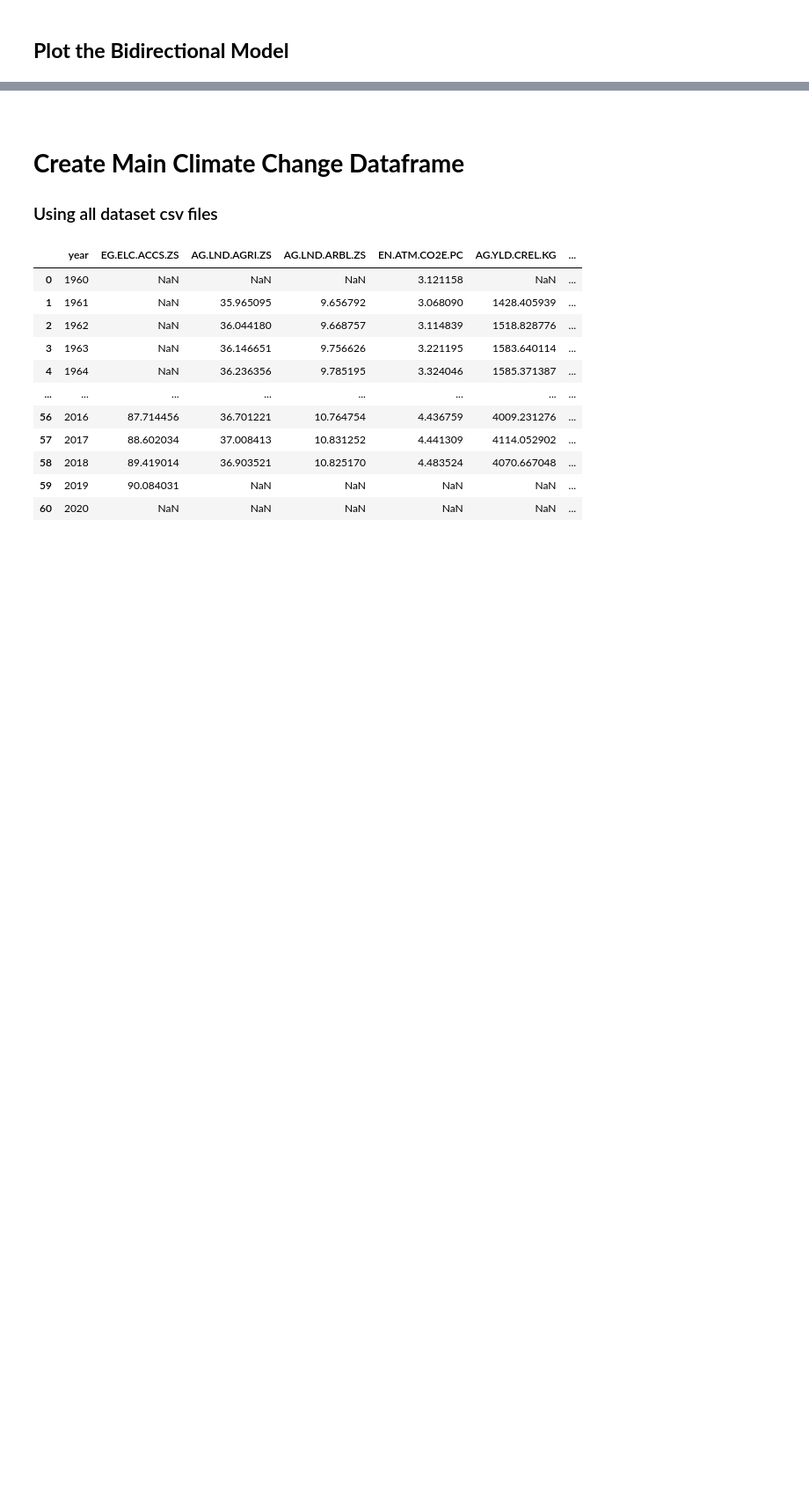
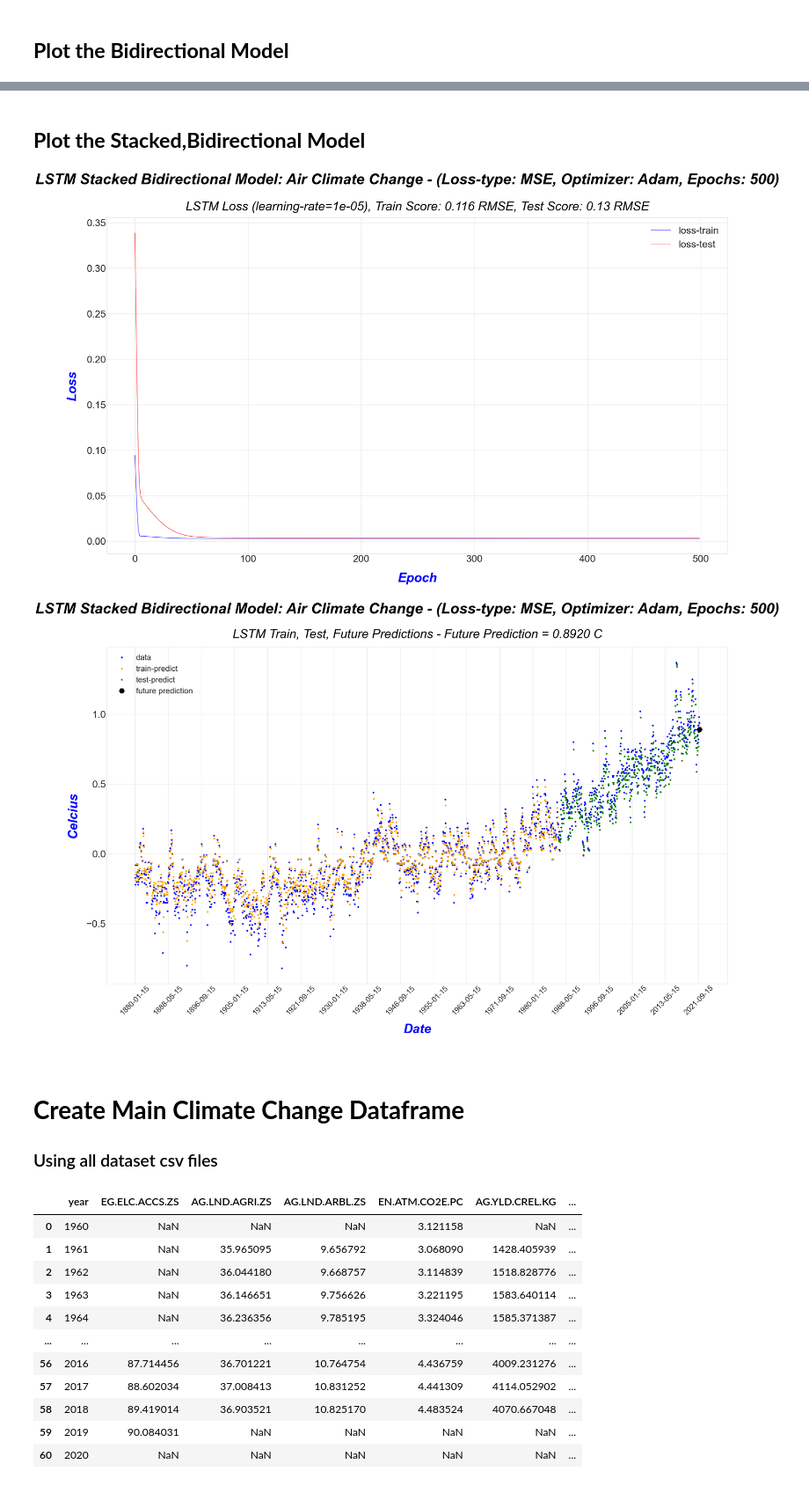
Before and after one commit to raymondj-pace/CS673-conf, a Jupyter notebook: CS673-Conf.ipynb, the cells around one changed output, grey strips where cells are left out. Shown at 88% size. Saved outputs shown, nothing was run; the diff lists cells and outputs as text; code cells hidden in the pictures; blank space fills up the shorter version.

```diff
--- a/CS673-Conf.ipynb
+++ b/CS673-Conf.ipynb
@@ -913,3 +1057,82 @@ plt.show();
+# %% [markdown]
+## **Plot the Stacked,Bidirectional Model**
+# %%
+#
+# Plot for bidirectional LSTM model
+#
+
+plt.style.use('seaborn-whitegrid')
+
+# Shift train predictions for plotting
+trainPredictPlot = np.empty_like(dataset)
+trainPredictPlot[:, :] = np.nan
+trainPredictPlot[look_back:len(trainPredict)+look_back, :] = trainPredict
+
+# Shift test predictions for plotting
+testPredictPlot = np.empty_like(dataset)
+testPredictPlot[:, :] = np.nan
+testPredictPlot[len(trainPredict)+(look_back)+1:len(dataset), :] = testPredict
+
+futurePredictPlot = np.empty_like(dataset)
+futurePredictPlot[:, :] = np.nan
+futurePredictPlot = np.append(futurePredictPlot, future_prediction)
+
+epochs = range(len(history_stacked_bidirectional_lstm.history['loss']))
+
+#
+# Plot Loss graph
+#
+fig, ax = plt.subplots(1, 1, figsize=(45, 25))
+ax.set_facecolor("white")
+
+plt.plot(epochs, history_stacked_bidirectional_lstm.history['loss'], "b", label='loss-train')
+plt.plot(epochs, history_stacked_bidirectional_lstm.history['val_loss'], "r", label='loss-test')
+
+plt.suptitle('LSTM Stacked Bidirectional Model: Air Climate Change - (Loss-type: MSE, Optimizer: Adam, Epochs: 500)', fontsize=60, weight='bold', style='italic', color='black')
+plt.title('LSTM Loss (learning-rate=' + str(lrate) + ')' + ', Train Score: %.3f RMSE' % (trainScore) + ', Test Score: %.2f RMSE' % (testScore), fontsize=50, weight='normal', style='italic', color='black', pad=30)
+ax.legend(fontsize=40)
+ax.tick_params(axis='both', labelsize=32)
+ax.set_xlabel('Epoch', fontsize=52, weight='bold', style='italic', color='blue', labelpad=35)
+ax.set_ylabel('Loss', fontsize=52, weight='bold', style='italic', color='blue', labelpad=35)
+ax.yaxis.set_tick_params(labelsize='xx-large')
+
+plt.xticks(fontsize=40)
+plt.yticks(fontsize=40)
+plt.grid(True)
+plt.savefig("./images/lstm-stacked-bidirectional-loss.png")
+plt.show();
+
+
+#
+# Time prediction plot
+#
+fig, ax = plt.subplots(1, 1, figsize=(45, 25))
+ax.set_facecolor("white")
+plt.plot(orig_x_axis, scaler.inverse_transform(dataset), 'bo', markersize=6, label="data")  # Blue
+plt.plot(orig_x_axis, trainPredictPlot, 'o', color='orange', markersize=6, label='train-predict')  # Orange
+plt.plot(orig_x_axis, testPredictPlot, 'go', markersize=6, label='test-predict')   # Green
+plt.plot(future_x_axis, futurePredictPlot, 'kH', markersize=22, label='future prediction')
+
+plt.suptitle('LSTM Stacked Bidirectional Model: Air Climate Change - (Loss-type: MSE, Optimizer: Adam, Epochs: 500)', fontsize=60, weight='bold', style='italic', color='black')
+plt.title('LSTM Train, Test, Future Predictions - Future Prediction = %.4f C' % future_prediction[0][0], fontsize=50, weight='normal', style='italic', color='black', pad=38)
+
+ax.legend(fontsize=32)
+ax.tick_params(labelsize=20, width=20) #ax.tick_params(labelcolor='r', labelsize='medium', width=3)
+ax.set_xlabel('Date', fontsize=52, weight='bold', style='italic', color='blue', labelpad=30)
+ax.set_ylabel('Celcius', fontsize=52, weight='bold', style='italic', color='blue', labelpad=30)
+ax.xaxis.set_major_locator(ticker.MaxNLocator(20))
+ax.xaxis.set_minor_locator(ticker.MaxNLocator(40))
+ax.tick_params(axis='x', rotation=45)
+ax.yaxis.set_tick_params(labelsize='xx-large')
+
+plt.xticks(fontsize=30)
+plt.yticks(fontsize=40)
+plt.grid(True)
+plt.savefig("./images/lstm-stacked-bidirectional-plot.png")
+plt.show();
+# %% [output]
+[figure, added]
+[figure, added]
 # %% [markdown]
 <br>
 
```
Also changed, not shown: parts of 22 cells of this notebook, 10 other files.
